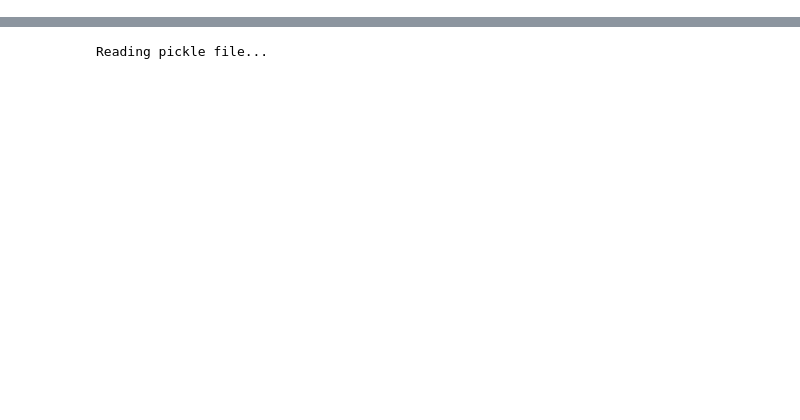
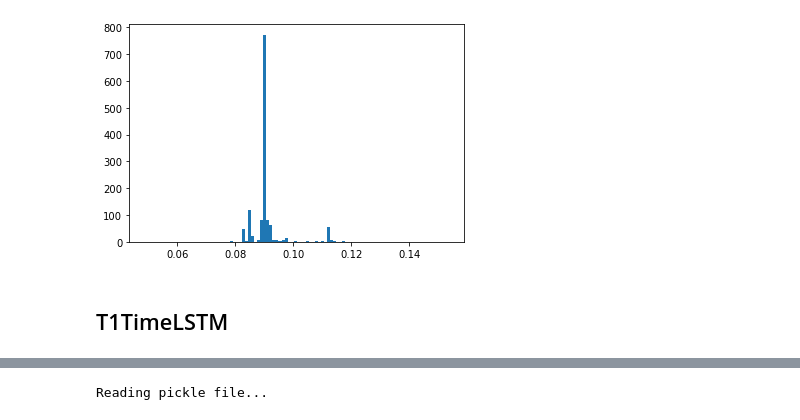
Before and after one commit to cmonzani/delay-predictions, a Jupyter notebook: experiments_notebook.ipynb, the cells around one changed output, grey strips where cells are left out. Saved outputs shown, nothing was run; the diff lists cells and outputs as text; code cells hidden in the pictures; blank space fills up the shorter version.

```diff
--- a/experiments_notebook.ipynb
+++ b/experiments_notebook.ipynb
@@ -17,0 +198,8 @@ dataset_names = [
+# %%
+prec = 0
+for pred_, y_ in zip(predLSTMMulti,y_test):
+    prec += np.argmax(pred_) == np.argmax(y_)
+print(prec)
+prec /= len(pred)
+precision[method] = prec
+print(precision)
@@ -17,0 +224,8 @@ dataset_names = [
+# %%
+outputs = [pred_[0] for pred_ in predLSTMMulti]
+plt.hist(outputs, bins=100)
+plt.show()
+# %% [output]
+[figure, added]
+# %% [markdown]
+## T1TimeLSTM
```
Also changed, not shown: parts of 83 cells of this notebook.
